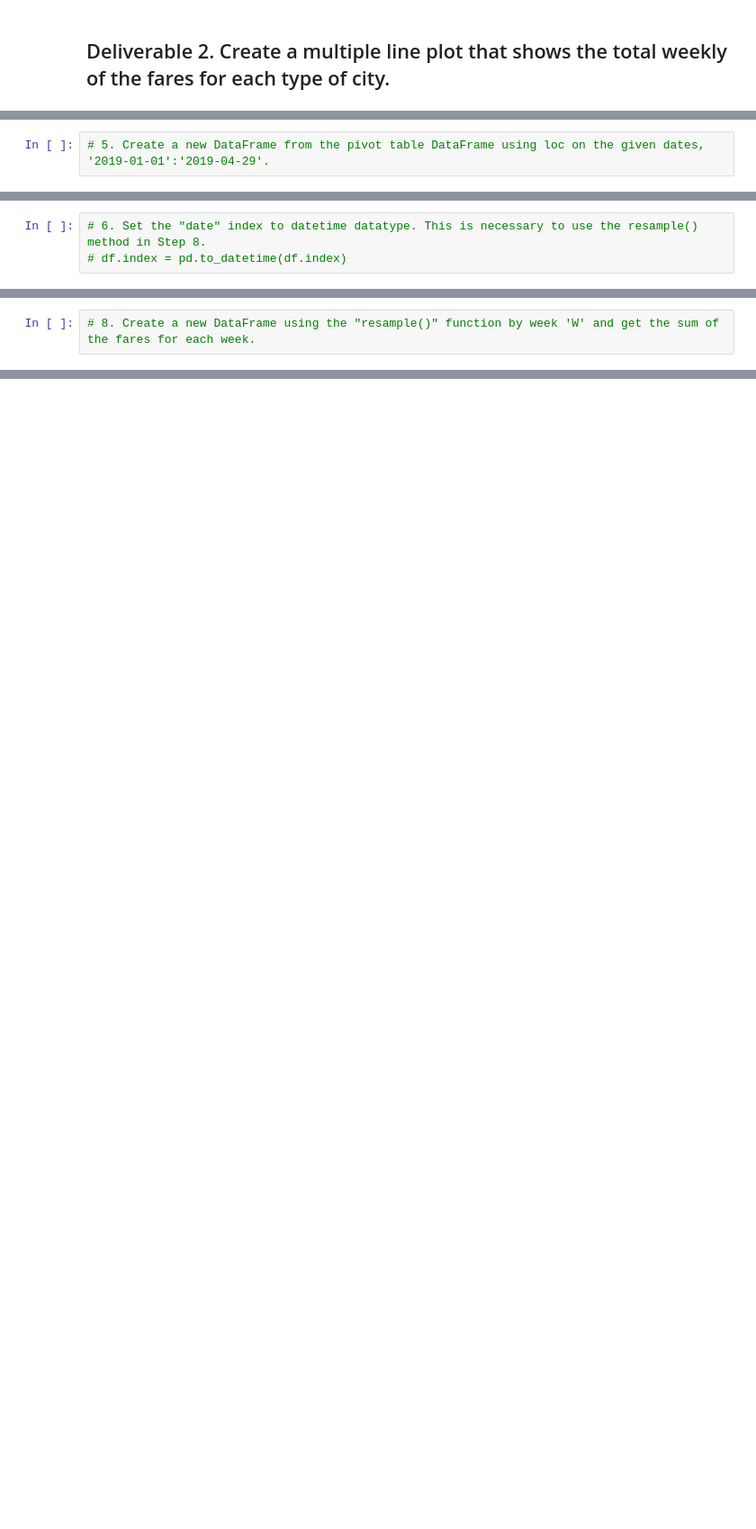
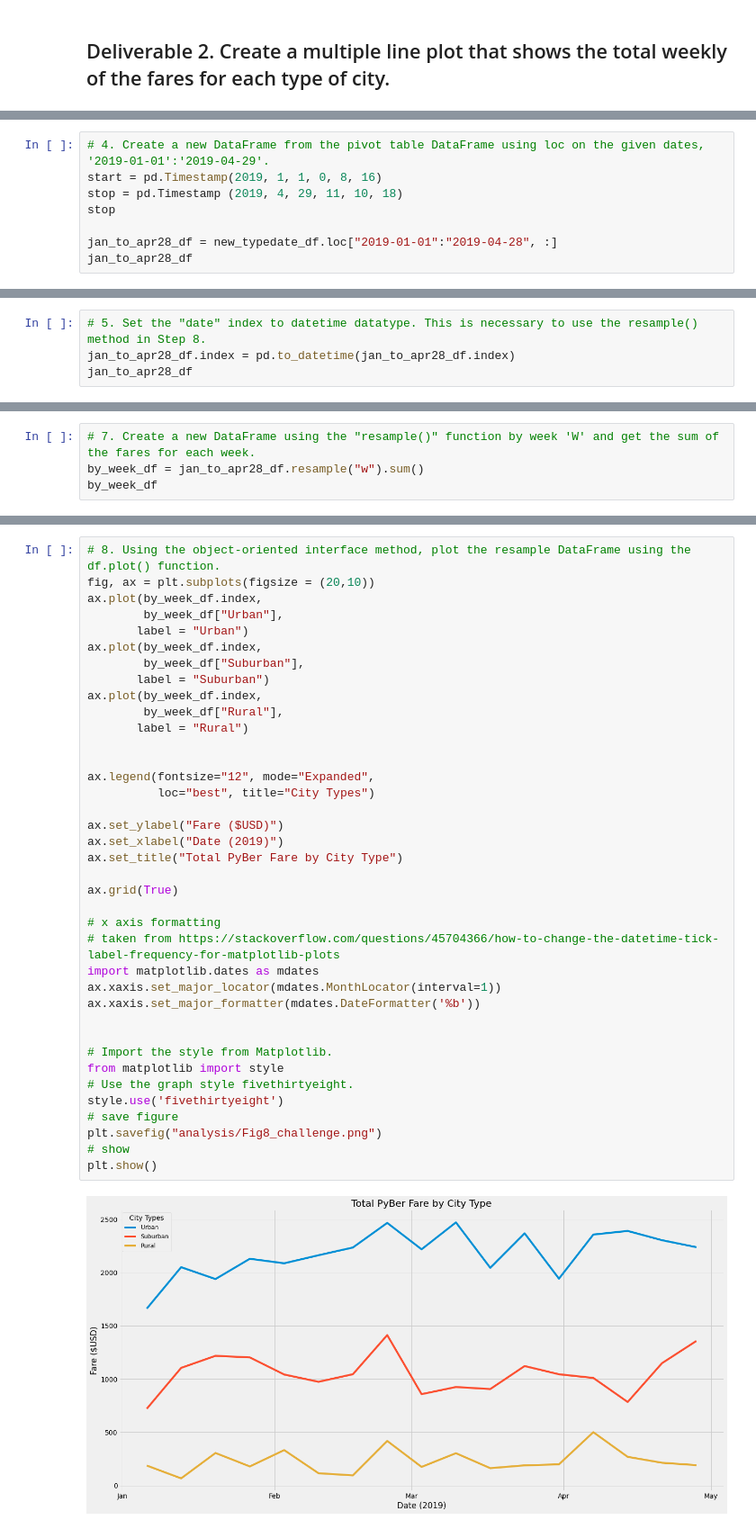
Before and after one commit to rachael-meinders/pyber_analysis, a Jupyter notebook: PyBer_Challenge.ipynb, the cells around one changed output, grey strips where cells are left out. Shown at 90% size. Drawn from its saved outputs; the diff is of its cells as text; blank space fills up the shorter version.

```diff
--- a/PyBer_Challenge.ipynb
+++ b/PyBer_Challenge.ipynb
@@ -135,2 +220,8 @@ pyber_summary_df.head()
 # %%
-# 5. Create a new DataFrame from the pivot table DataFrame using loc on the given dates, '2019-01-01':'2019-04-29'.
+# 4. Create a new DataFrame from the pivot table DataFrame using loc on the given dates, '2019-01-01':'2019-04-29'.
+start = pd.Timestamp(2019, 1, 1, 0, 8, 16)
+stop = pd.Timestamp (2019, 4, 29, 11, 10, 18)
+stop
+
+jan_to_apr28_df = new_typedate_df.loc["2019-01-01":"2019-04-28", :]
+jan_to_apr28_df
@@ -137,3 +243,4 @@ pyber_summary_df.head()
 # %%
-# 6. Set the "date" index to datetime datatype. This is necessary to use the resample() method in Step 8.
-# df.index = pd.to_datetime(df.index)
+# 5. Set the "date" index to datetime datatype. This is necessary to use the resample() method in Step 8.
+jan_to_apr28_df.index = pd.to_datetime(jan_to_apr28_df.index)
+jan_to_apr28_df
@@ -142,2 +276,4 @@ pyber_summary_df.head()
 # %%
-# 8. Create a new DataFrame using the "resample()" function by week 'W' and get the sum of the fares for each week.
+# 7. Create a new DataFrame using the "resample()" function by week 'W' and get the sum of the fares for each week.
+by_week_df = jan_to_apr28_df.resample("w").sum()
+by_week_df
@@ -150,0 +300,40 @@ style.use('fivethirtyeight')
+# %%
+# 8. Using the object-oriented interface method, plot the resample DataFrame using the df.plot() function.
+fig, ax = plt.subplots(figsize = (20,10))
+ax.plot(by_week_df.index,
+        by_week_df["Urban"],
+       label = "Urban")
+ax.plot(by_week_df.index,
+        by_week_df["Suburban"],
+       label = "Suburban")
+ax.plot(by_week_df.index,
+        by_week_df["Rural"],
+       label = "Rural")
+
+
+ax.legend(fontsize="12", mode="Expanded",
+          loc="best", title="City Types")
+
+ax.set_ylabel("Fare ($USD)")
+ax.set_xlabel("Date (2019)")
+ax.set_title("Total PyBer Fare by City Type")
+
+ax.grid(True)
+
+# x axis formatting
+# taken from https://stackoverflow.com/questions/45704366/how-to-change-the-datetime-tick-label-frequency-for-matplotlib-plots
+import matplotlib.dates as mdates
+ax.xaxis.set_major_locator(mdates.MonthLocator(interval=1))
+ax.xaxis.set_major_formatter(mdates.DateFormatter('%b'))
+
+
+# Import the style from Matplotlib.
+from matplotlib import style
+# Use the graph style fivethirtyeight.
+style.use('fivethirtyeight')
+# save figure
+plt.savefig("analysis/Fig8_challenge.png")
+# show
+plt.show()
+# %% [output]
+[figure, added]
```
Also changed, not shown: parts of 12 cells of this notebook, 1 other file.
